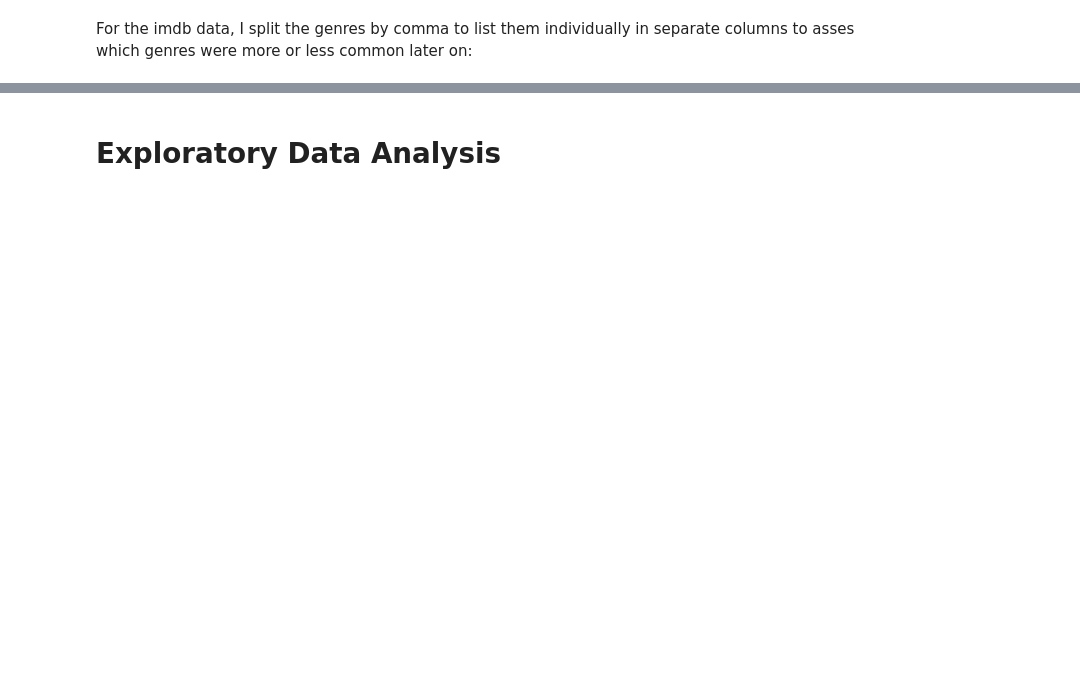
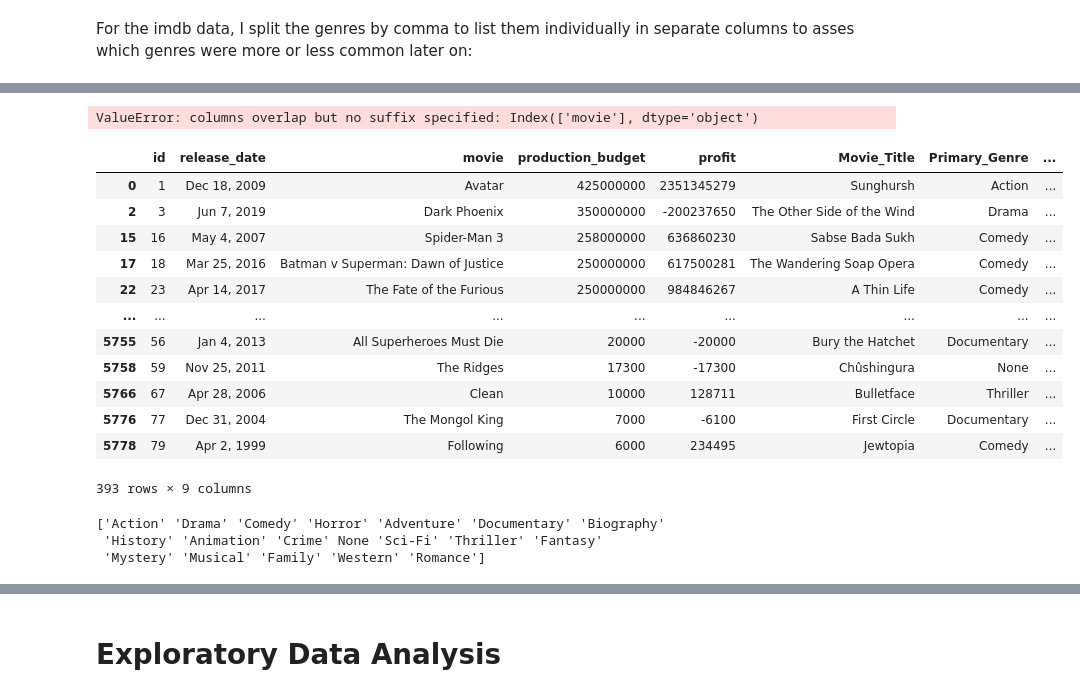
Before and after one commit to nicolemichaud03/Microsoft_Movie_data_project, a Jupyter notebook: Notebook.ipynb, the cells around one changed output, grey strips where cells are left out. Saved outputs shown, nothing was run; the diff lists cells and outputs as text; code cells hidden in the pictures; blank space fills up the shorter version.

```diff
--- a/Notebook.ipynb
+++ b/Notebook.ipynb
@@ -147,6 +175,4 @@ tn_movie_budgets.head()
 # %%
-tn_movie_budgets.drop(columns=["release_date"], inplace=True)
-tn_movie_budgets.drop(columns=["production_budget"], inplace=True)
 tn_movie_budgets.drop(columns=["worldwide_gross"], inplace=True)
 # %%
 tn_movie_budgets.head()
@@ -165,3 +219,6 @@ imdb_genres.rename(columns={'primary_title' : 'Movie_Title'}, inplace=True)
 imdb_genres.rename(columns={'genre_0' : 'Primary_Genre'}, inplace=True)
 imdb_genres.rename(columns={'genre_1' : 'Secondary_Genre'}, inplace=True)
 imdb_genres.rename(columns={'genre_2' : 'Tertiary_Genre'}, inplace=True)
+# %%
+imdb_genres = imdb_genres.drop_duplicates(subset = "Movie_Title")
+imdb_genres
@@ -173,3 +292,29 @@ imdb_known_by
+# %%
+profit_and_knownby = tn_movie_budgets.join(imdb_known_by, how='inner')
+profit_and_knownby
+# %% [output]
+ValueError: columns overlap but no suffix specified: Index(['movie'], dtype='object')
 # %%
 imdb_and_genres = tn_movie_budgets.join(imdb_genres, how='inner')
-imdb_and_genres.head()
+imdb_and_genres
+# %% [output]
+|  | id | release_date | movie | production_budget | profit | Movie_Title | Primary_Genre | ... |
+| 0 | 1 | Dec 18, 2009 | Avatar | 425000000 | 2351345279 | Sunghursh | Action | ... |
+| 2 | 3 | Jun 7, 2019 | Dark Phoenix | 350000000 | -200237650 | The Other Side of the Wind | Drama | ... |
+| 15 | 16 | May 4, 2007 | Spider-Man 3 | 258000000 | 636860230 | Sabse Bada Sukh | Comedy | ... |
+| 17 | 18 | Mar 25, 2016 | Batman v Superman: Dawn of Justice | 250000000 | 617500281 | The Wandering Soap Opera | Comedy | ... |
+| 22 | 23 | Apr 14, 2017 | The Fate of the Furious | 250000000 | 984846267 | A Thin Life | Comedy | ... |
+| ... | ... | ... | ... | ... | ... | ... | ... | ... |
+| 5755 | 56 | Jan 4, 2013 | All Superheroes Must Die | 20000 | -20000 | Bury the Hatchet | Documentary | ... |
+| 5758 | 59 | Nov 25, 2011 | The Ridges | 17300 | -17300 | Chûshingura | None | ... |
+| 5766 | 67 | Apr 28, 2006 | Clean | 10000 | 128711 | Bulletface | Thriller | ... |
+| 5776 | 77 | Dec 31, 2004 | The Mongol King | 7000 | -6100 | First Circle | Documentary | ... |
+| 5778 | 79 | Apr 2, 1999 | Following | 6000 | 234495 | Jewtopia | Comedy | ... |
+393 rows × 9 columns
+# %%
+unique_genres = (imdb_and_genres['Primary_Genre'].append(imdb_and_genres['Primary_Genre'])).unique()
+print(unique_genres)
+# %% [output]
+['Action' 'Drama' 'Comedy' 'Horror' 'Adventure' 'Documentary' 'Biography'
+ 'History' 'Animation' 'Crime' None 'Sci-Fi' 'Thriller' 'Fantasy'
+ 'Mystery' 'Musical' 'Family' 'Western' 'Romance']
```
Also changed, not shown: parts of 20 cells of this notebook.
